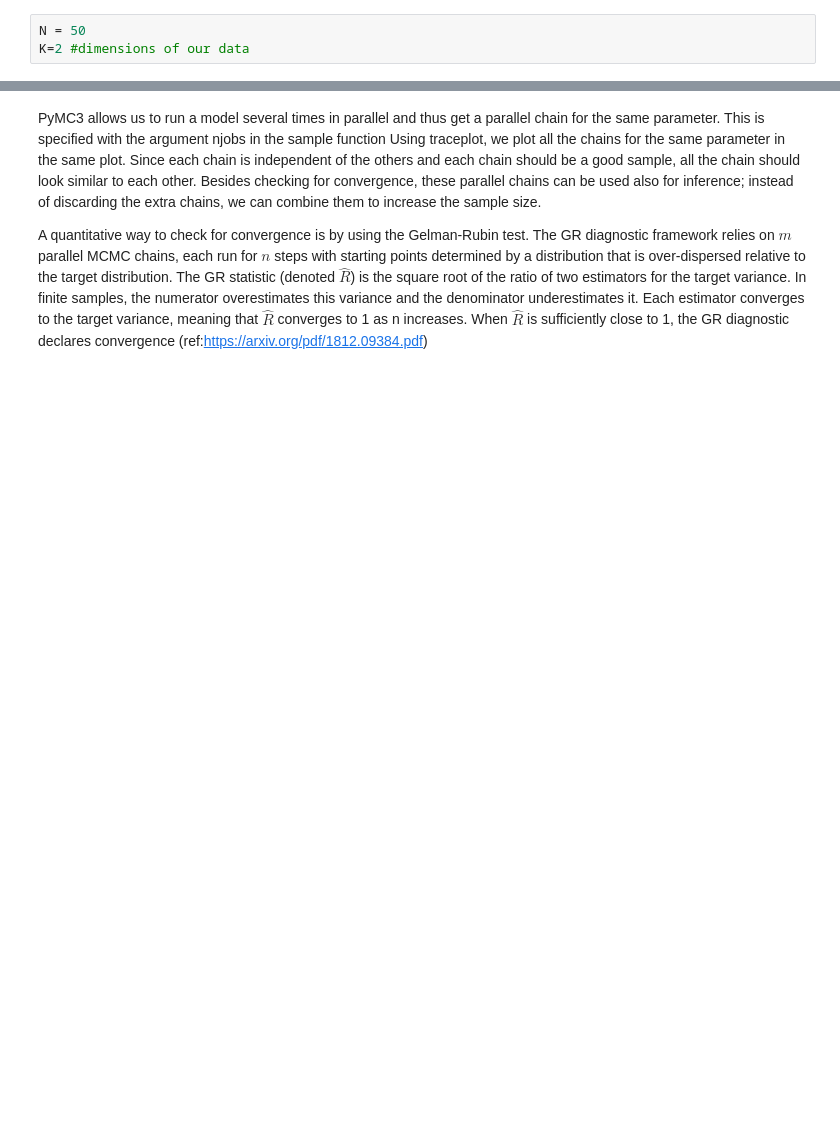
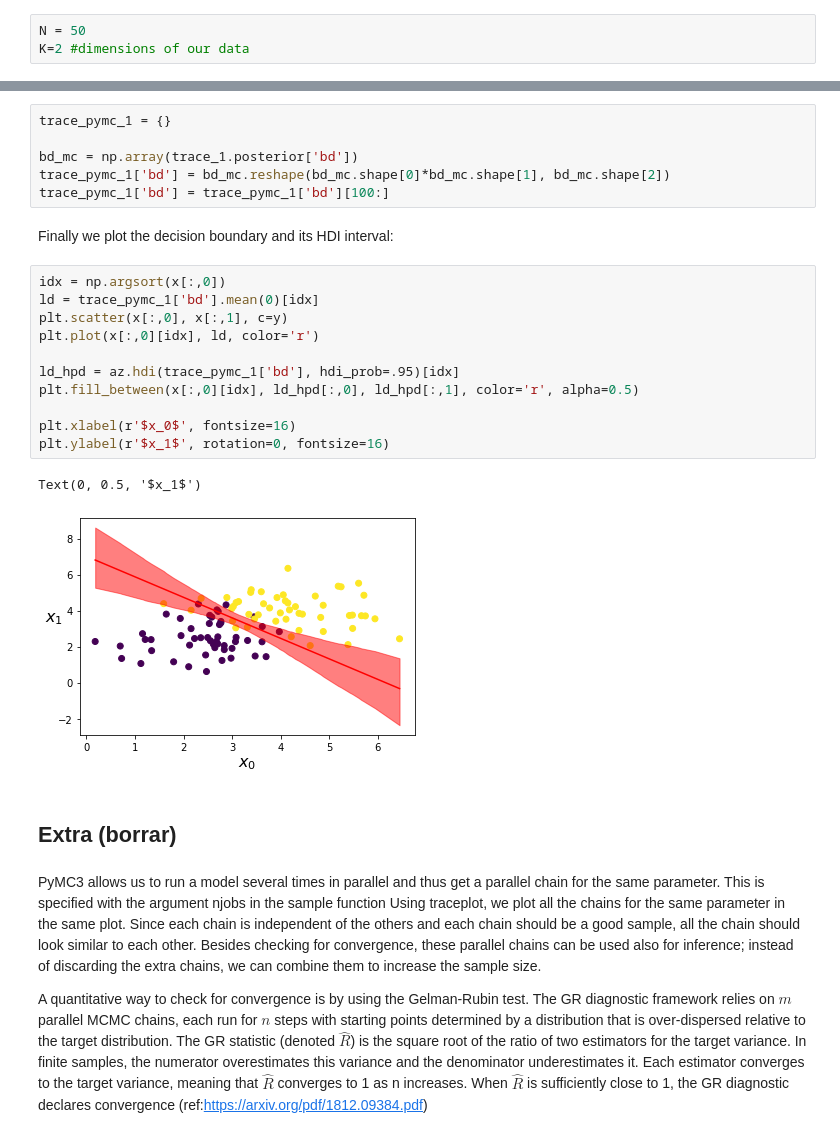
Before and after one commit to claudia-hm/BSPP, a Jupyter notebook: Project/submission/Logistic regression with pymc.ipynb, the cells around one changed output, grey strips where cells are left out. Saved outputs shown, nothing was run; the diff lists cells and outputs as text; blank space fills up the shorter version.

```diff
--- a/Project/submission/Logistic regression with pymc.ipynb
+++ b/Project/submission/Logistic regression with pymc.ipynb
@@ -186,3 +198,27 @@ plt.show()
+# %%
+trace_pymc_1 = {}
+
+bd_mc = np.array(trace_1.posterior['bd'])
+trace_pymc_1['bd'] = bd_mc.reshape(bd_mc.shape[0]*bd_mc.shape[1], bd_mc.shape[2])
+trace_pymc_1['bd'] = trace_pymc_1['bd'][100:]
+# %% [markdown]
+Finally we plot the decision boundary and its HDI interval:
+# %%
+idx = np.argsort(x[:,0])
+ld = trace_pymc_1['bd'].mean(0)[idx]
+plt.scatter(x[:,0], x[:,1], c=y)
+plt.plot(x[:,0][idx], ld, color='r')
+
+ld_hpd = az.hdi(trace_pymc_1['bd'], hdi_prob=.95)[idx]
+plt.fill_between(x[:,0][idx], ld_hpd[:,0], ld_hpd[:,1], color='r', alpha=0.5)
+
+plt.xlabel(r'$x_0$', fontsize=16)
+plt.ylabel(r'$x_1$', rotation=0, fontsize=16)
+# %% [output]
+Text(0, 0.5, '$x_1$')
+[figure, added]
+# %% [markdown]
+## Extra (borrar)
 # %% [markdown]
 PyMC3 allows us to run a model several times in parallel and thus get a parallel chain for the same parameter. This is specified with the argument njobs in the sample function Using traceplot, we plot all the chains for the same parameter in the same plot. Since each chain is independent of the others and each chain should be a good sample, all the chain should look similar to each other. Besides checking for convergence, these parallel chains can be used also for inference; instead of discarding the extra chains, we can combine them to increase the sample size.
 
```
Also changed, not shown: parts of 21 cells of this notebook.
